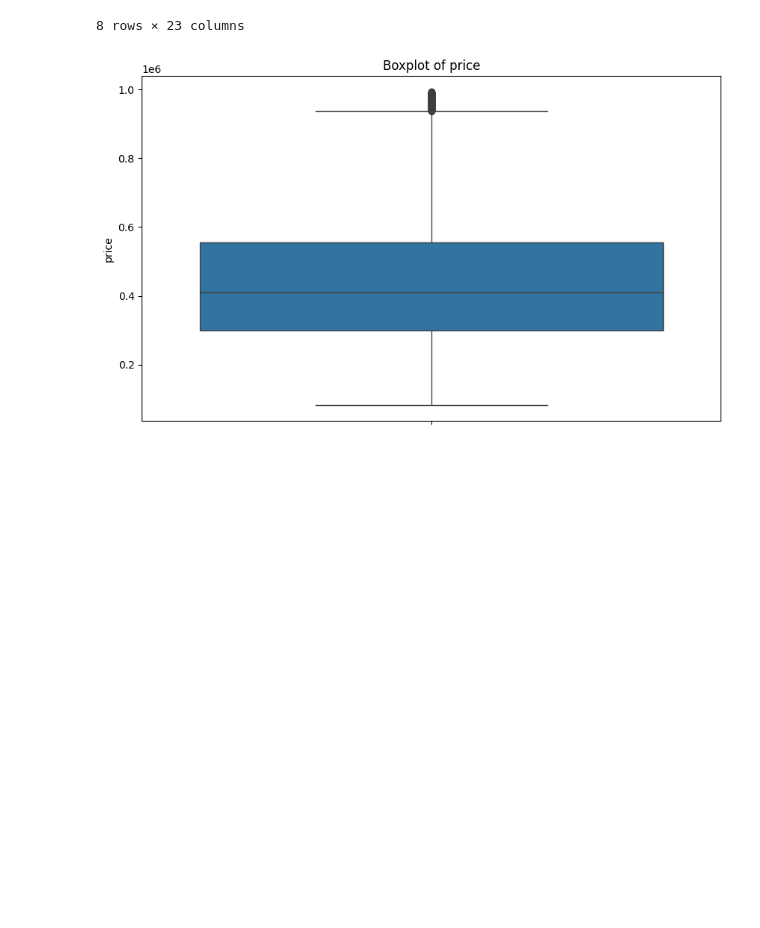
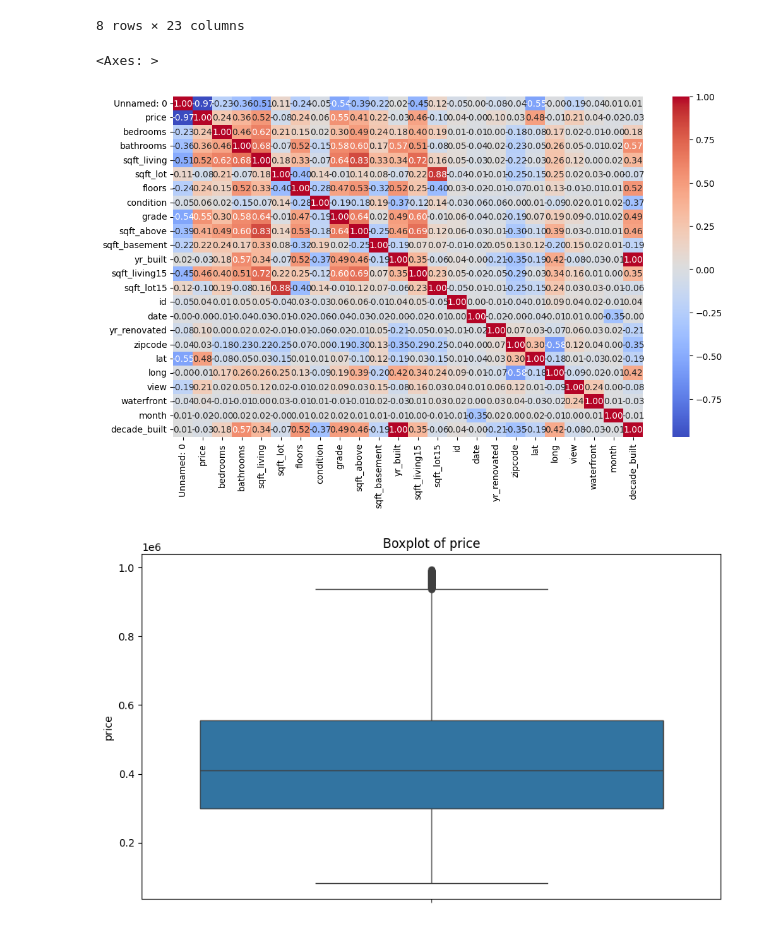
Before and after one commit to NiallGF/First-data-project, a Jupyter notebook: Kaggle Project/Workbooks/eda (iteration 2).ipynb, the cells around one changed output. Cells and saved outputs as stored; diff of their text form; code cells hidden in the pictures; blank space fills up the shorter version.

Commit message:
new commit with major updated to EDA - next must create any useful histograms and begin labeling EDa and data cleaning files. then move onto feature engineering and models

```diff
--- a/Kaggle Project/Workbooks/eda (iteration 2).ipynb
+++ b/Kaggle Project/Workbooks/eda (iteration 2).ipynb
@@ -5,7 +5,7 @@ import matplotlib.pyplot as plt
 import seaborn as sns
 # %%
 df = pd.read_csv('/workspaces/Practise-Code/Kaggle Project/Data/df_no_outliers.csv')
-
+df['date'] = pd.to_datetime(df['date'])
 df.head()
 # %% [output]
 |  | Unnamed: 0 | price | bedrooms | bathrooms | sqft_living | sqft_lot | floors | condition | grade | ... |
@@ -28,6 +28,14 @@ df.describe()
 | 75% | 12280.500000 | 554839.500000 | 4.000000 | 2.500000 | 2200.000000 | 8841.500000 | 2.000000 | 4.000000 | 8.000000 | ... |
 | max | 16374.000000 | 993000.000000 | 5.000000 | 3.750000 | 3620.000000 | 16575.000000 | 3.000000 | 5.000000 | 10.000000 | ... |
 8 rows × 23 columns
+# %%
+corr_matrix = df.corr()
+
+plt.figure(figsize=(12,7))
+sns.heatmap(corr_matrix, annot=True, fmt='.2f', cmap='coolwarm', annot_kws={"size": 10})
+# %% [output]
+<Axes: >
+[figure, added]
 # %%
 cols = ['price', 'sqft_living', 'sqft_lot', 'sqft_above', 'sqft_basement', 'sqft_living15', 'sqft_lot15', 'yr_built']
 
```
Also changed, not shown: parts of 7 cells of this notebook, 1 other file.
